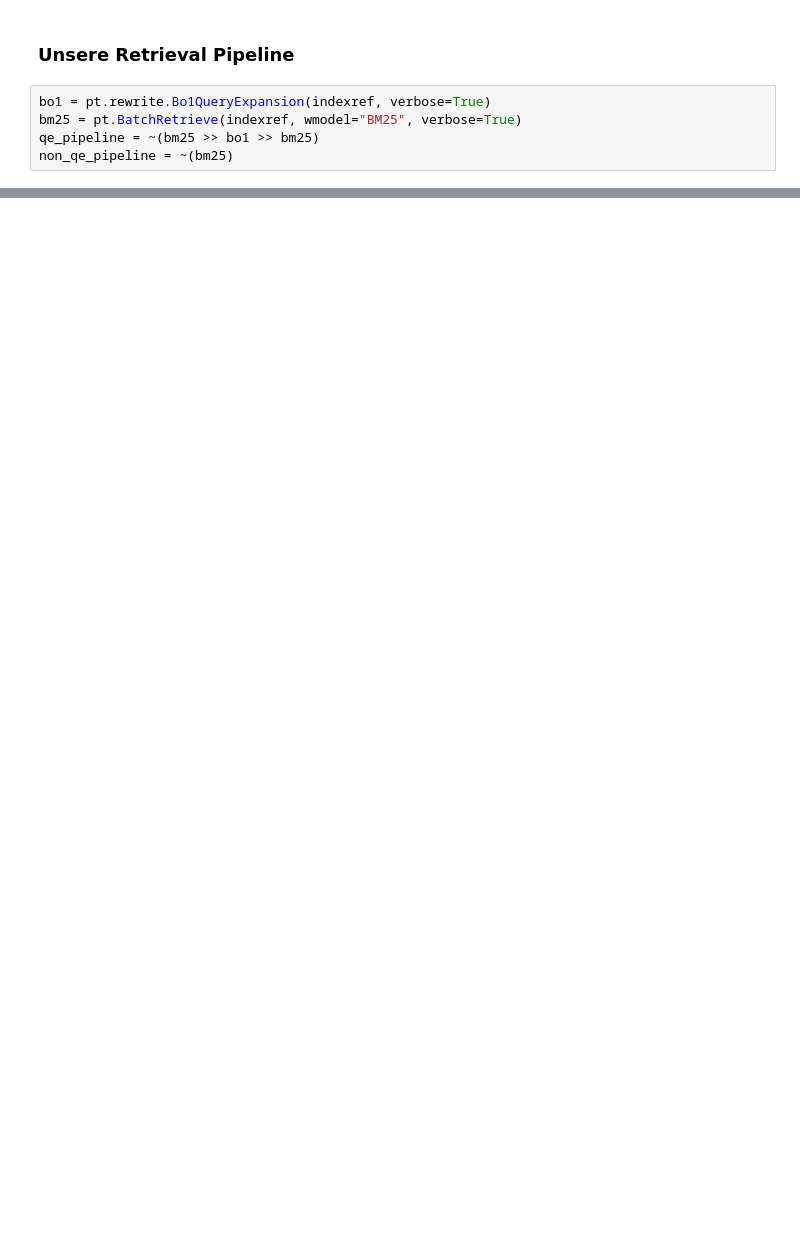
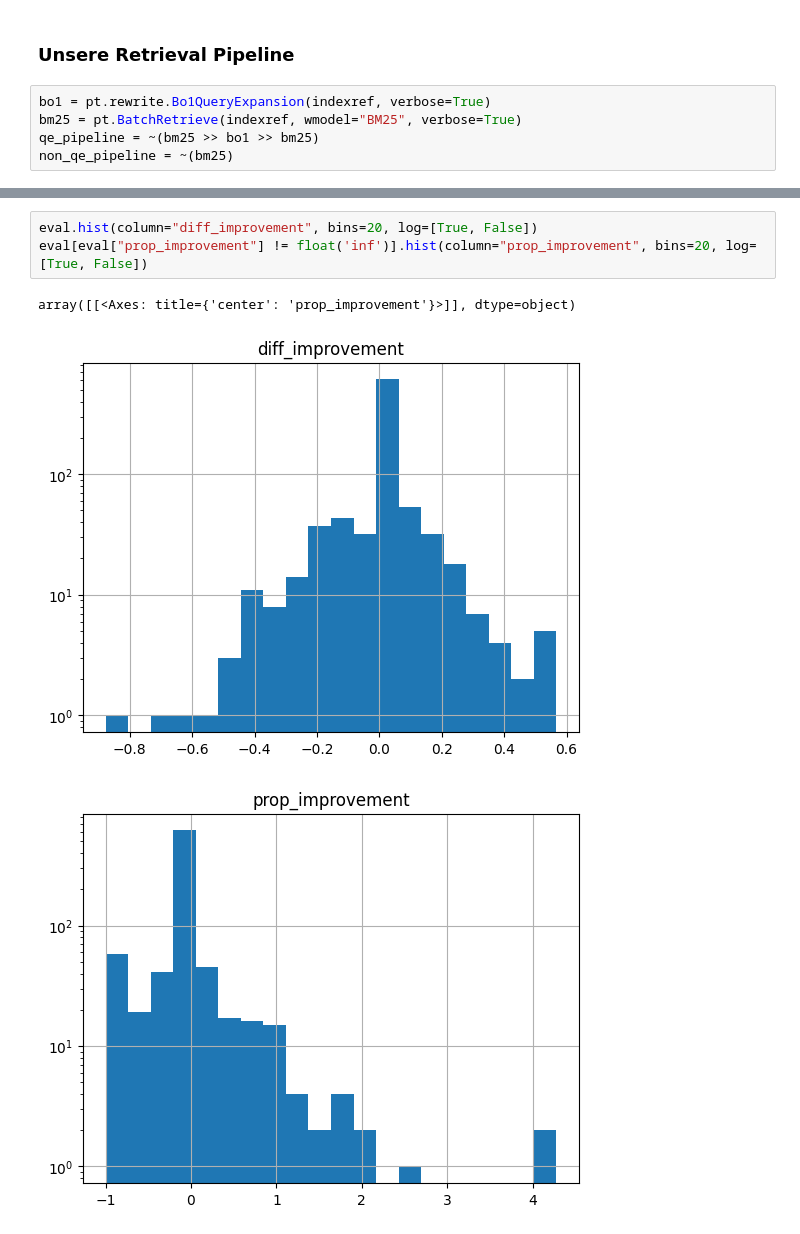
Before and after one commit to tira-io/ir-lab-jena-leipzig-wise-2023-geometric-tortoise, a Jupyter notebook: jupyter-notebook-submissions/hypothesentest.ipynb, the cells around one changed output, grey strips where cells are left out. Cells and saved outputs as stored; diff of their text form; blank space fills up the shorter version.

```diff
--- a/jupyter-notebook-submissions/hypothesentest.ipynb
+++ b/jupyter-notebook-submissions/hypothesentest.ipynb
@@ -108 +168,8 @@ eval = eval.merge(topics, on="qid")
+# %%
+eval.hist(column="diff_improvement", bins=20, log=[True, False])
+eval[eval["prop_improvement"] != float('inf')].hist(column="prop_improvement", bins=20, log=[True, False])
+# %% [output]
+array([[<Axes: title={'center': 'prop_improvement'}>]], dtype=object)
+[figure, added]
+[figure, added]
 # %%
```
Also changed, not shown: parts of 25 cells of this notebook.
